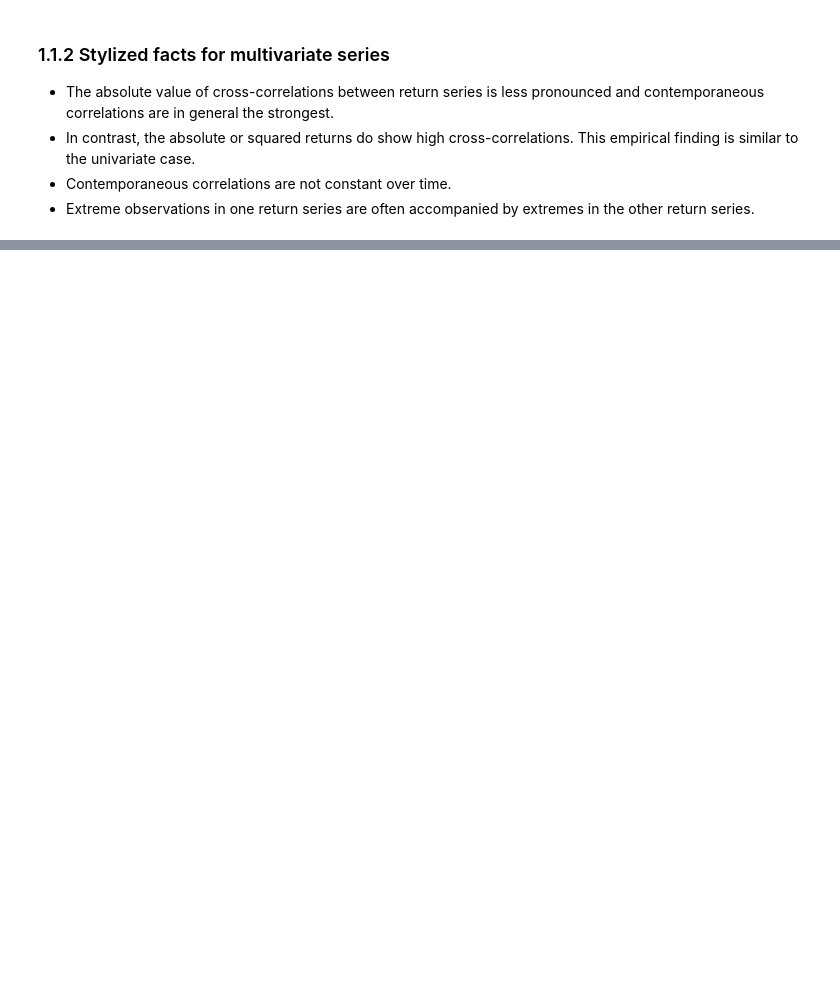
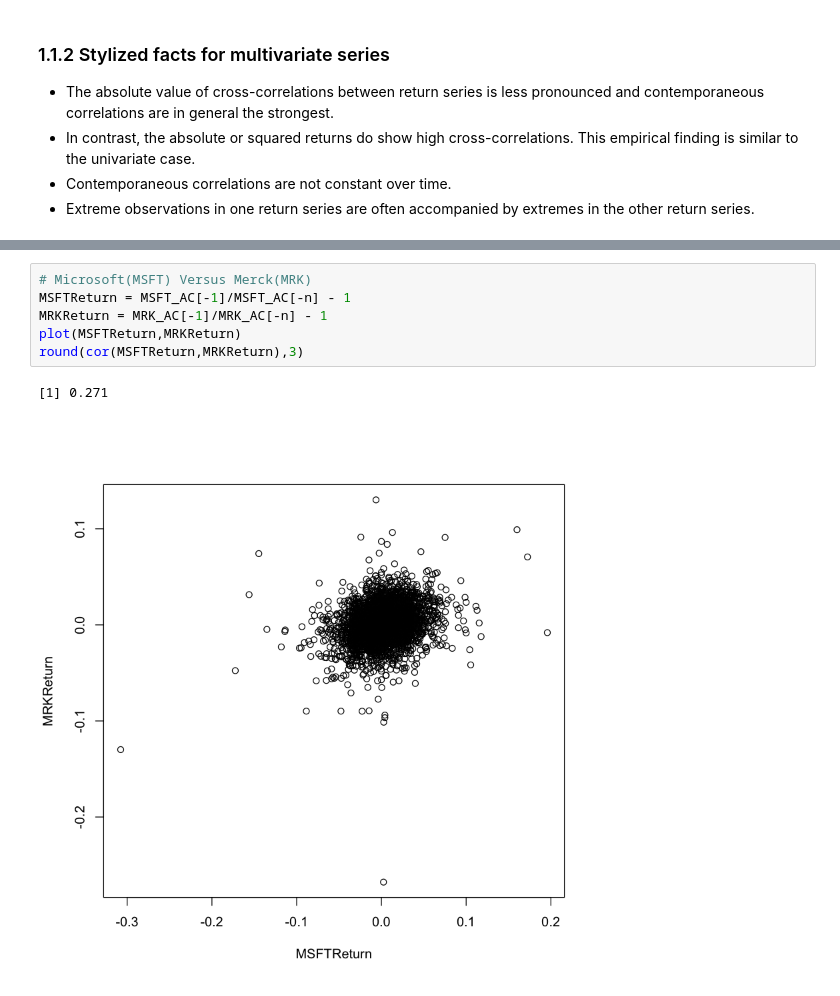
Before and after one commit to Harbes/python, a Jupyter notebook: R-project/Finance with R.ipynb, the cells around one changed output, grey strips where cells are left out. Saved outputs shown, nothing was run; the diff lists cells and outputs as text; blank space fills up the shorter version.

```diff
--- a/R-project/Finance with R.ipynb
+++ b/R-project/Finance with R.ipynb
@@ -167,0 +199,9 @@ Currently fitting: asymmetric NIG
+# %%
+# Microsoft(MSFT) Versus Merck(MRK)
+MSFTReturn = MSFT_AC[-1]/MSFT_AC[-n] - 1
+MRKReturn = MRK_AC[-1]/MRK_AC[-n] - 1
+plot(MSFTReturn,MRKReturn)
+round(cor(MSFTReturn,MRKReturn),3)
+# %% [output]
+[1] 0.271
+[figure, added]
```
Also changed, not shown: parts of 18 cells of this notebook, 3 other files.
